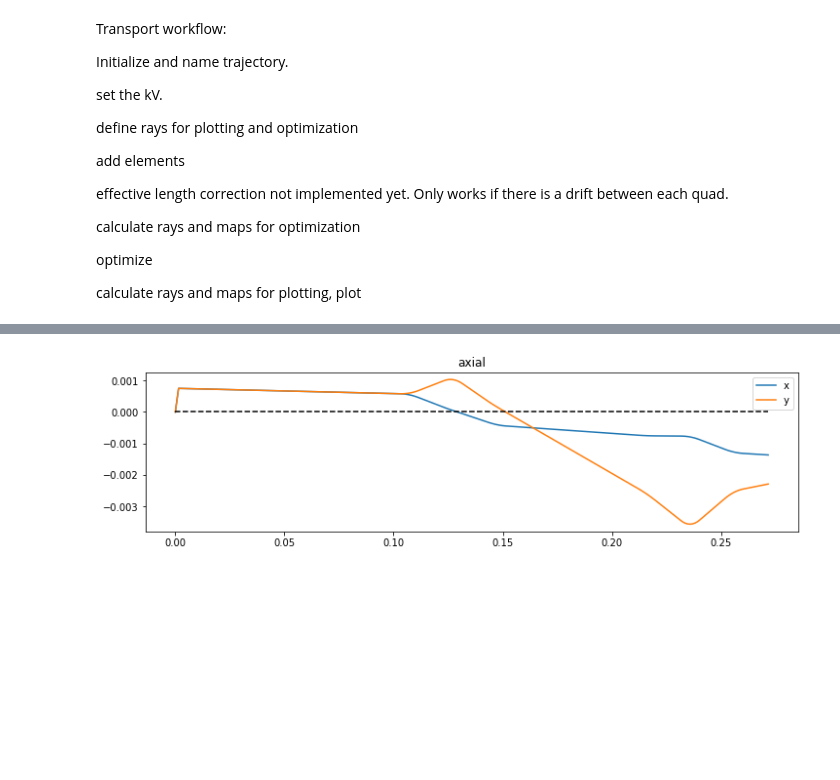
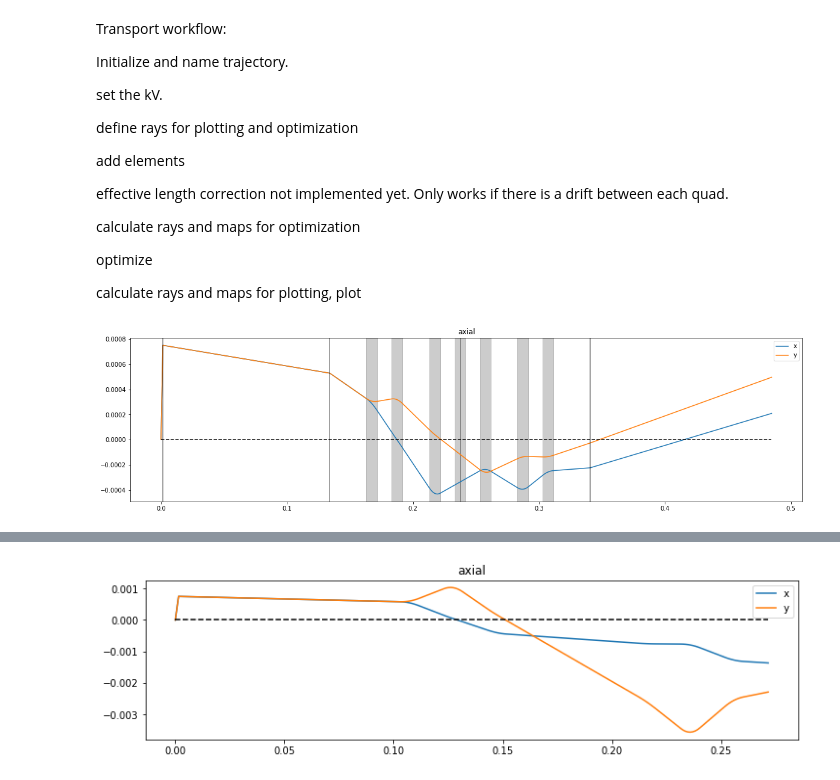
Before and after one commit to bentps/PythonTransport, a Jupyter notebook: PythonTransport.ipynb, the cells around one changed output, grey strips where cells are left out. Saved outputs shown, nothing was run; the diff lists cells and outputs as text; code cells hidden in the pictures; blank space fills up the shorter version.

```diff
--- a/PythonTransport.ipynb
+++ b/PythonTransport.ipynb
@@ -435,0 +469,93 @@ class Transport:
+# %%
+# OFFSET_46= .003750000000000000
+# OFFSET_GROUP1= -.006110000000000000
+
+OFFSET_46=-.0
+OFFSET_GROUP1= -.01
+
+
+
+sol = [ 0.54285266, -0.65274419,  0.84739947]
+
+sol = [ 0.51525899, -0.67469238,  0.89553674]
+
+sol = [ 0.4522582 , -0.59100995,  0.79495502]
+
+q8=sol[0]
+q7=sol[1]
+q6=sol[2]
+
+traj_cong=Transport()
+
+traj_cong.set_kV(100)
+
+traj_cong.set_ray('axial', x_angle=.5, y_angle=.5)
+
+traj_cong.set_ray('field', x=6e-5, y=6e-5)
+
+traj_cong.add_drift('drift_sample', length=0.0015)
+
+# traj_cong.add_lens('ObjL', f_length=.001479)
+
+traj_cong.add_lens('ObjL', f_length=.001495)
+
+traj_cong.add_drift('drift_ObjL', length=.0885)
+
+# traj_cong.add_drift('drift_lens1_1', length=.016)
+
+# traj_cong.add_lens('lens1', f_length=.048)
+
+# traj_cong.add_drift('drift_lens1_2', length=.044)
+
+# traj_cong.add_drift('drift_gap', length=.06)
+
+traj_cong.add_drift('drift_lens2_1', length=.044)
+
+# traj_cong.add_lens('lens2', f_length=.06)
+
+traj_cong.add_lens('lens2', f_length=.1)
+
+traj_cong.add_drift('drift_lens2_2', length=.016)
+
+traj_cong.add_drift('drift_prequads', length=.013)
+
+traj_cong.add_quad('quad8', length=.008625, gauss=q8, radius=.625)
+
+traj_cong.add_drift('drift8', length=.011375)
+
+traj_cong.add_quad('quad7', length=.008625, gauss=q7, radius=.625)
+
+traj_cong.add_drift('drift7', length=.011375+OFFSET_46-OFFSET_GROUP1)
+
+traj_cong.add_quad('quad6', length=.008625, gauss=q6, radius=.625)
+
+traj_cong.add_drift('drift6', length=.011375-OFFSET_46)
+
+traj_cong.add_quad('quad5_1', length=.008625/2, gauss=1e-20, radius=.625)
+traj_cong.add_quad('quad5_2', length=.008625/2, gauss=1e-20, radius=.625)
+
+traj_cong.add_drift('drift5', length=.011375-OFFSET_46)
+
+traj_cong.add_quad('quad4', length=.008625, gauss=-q6, radius=.625)
+
+traj_cong.add_drift('drift4', length=.011375+OFFSET_46-OFFSET_GROUP1)
+
+traj_cong.add_quad('quad3', length=.008625, gauss=-q7, radius=.625)
+
+traj_cong.add_drift('drift3', length=.011375)
+
+traj_cong.add_quad('quad2', length=.008625, gauss=-q8, radius=.625)
+
+traj_cong.add_drift('drift_postquads', length=.013)
+
+traj_cong.add_drift('drift_lens3_1', length=.016)
+
+traj_cong.add_lens('lens3', f_length=.1)
+
+traj_cong.add_drift('drift_lens3_2', length=.044)
+
+traj_cong.add_drift('drift_final', length=.1)
+
+traj_cong.plot()
+# %% [output]
+[figure, added]
```
Also changed, not shown: parts of 4 cells of this notebook.
